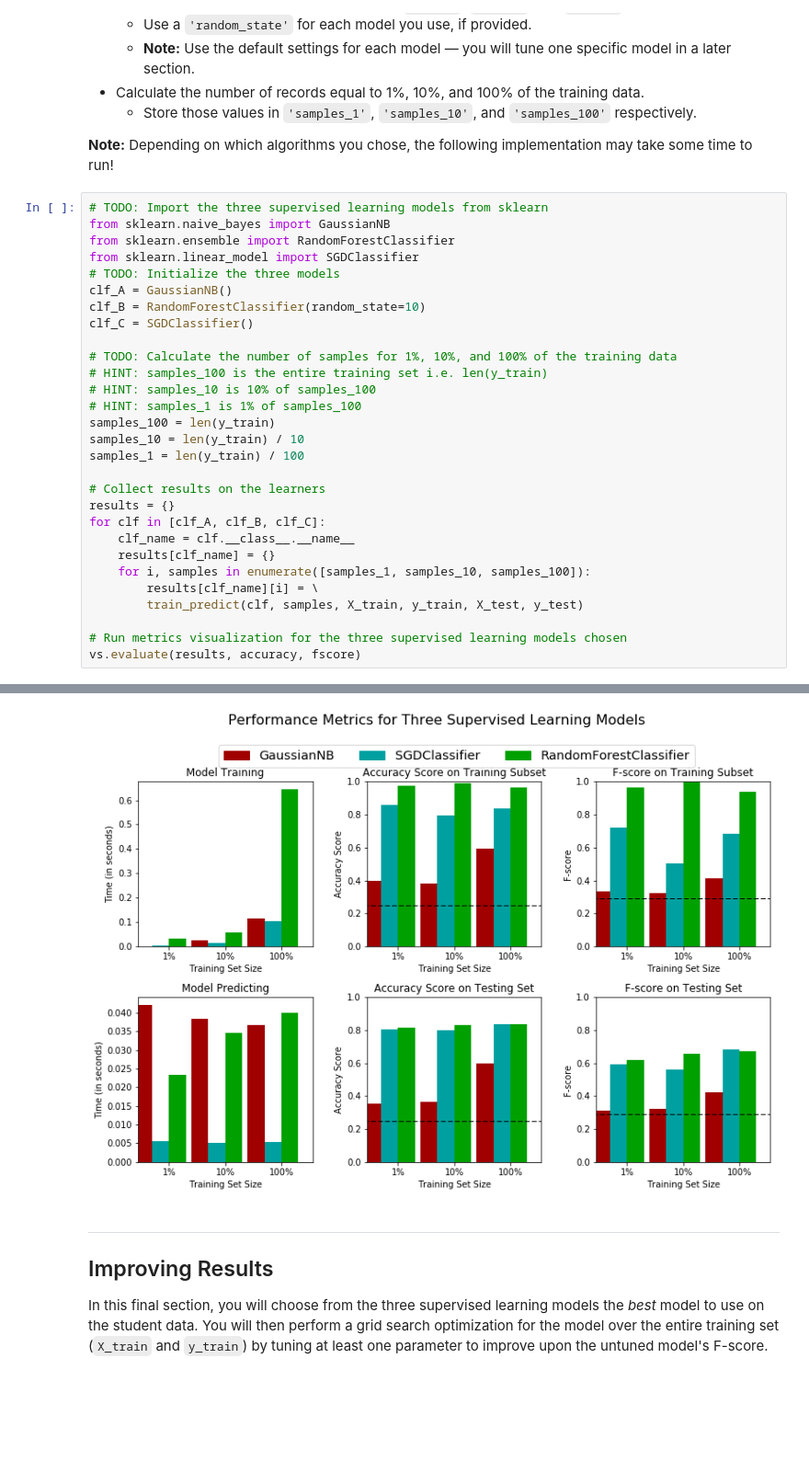
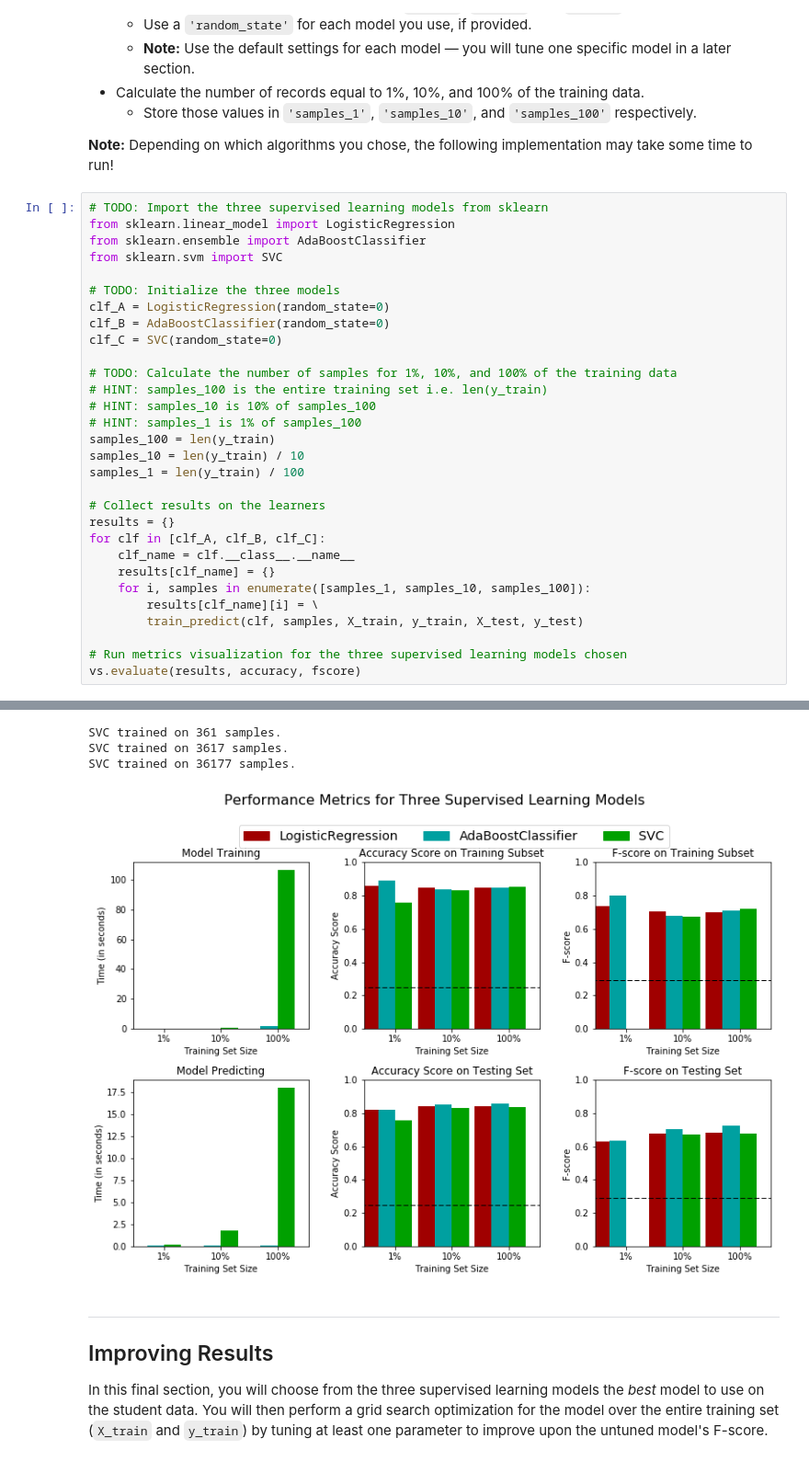
Before and after one commit to dungpt3003/machine-learning, a Jupyter notebook: projects/finding_donors/finding_donors.ipynb, the cells around one changed output, grey strips where cells are left out. Shown: that part at 92% size. Cells and saved outputs as stored; diff of their text form; blank space fills up the shorter version.

Commit message:
feat: Choose 3 models for Finding Donors problem

```diff
--- a/projects/finding_donors/finding_donors.ipynb
+++ b/projects/finding_donors/finding_donors.ipynb
@@ -370,13 +370,14 @@ In the code cell, you will need to implement the following:
 **Note:** Depending on which algorithms you chose, the following implementation may take some time to run!
 # %%
 # TODO: Import the three supervised learning models from sklearn
-from sklearn.naive_bayes import GaussianNB
-from sklearn.ensemble import RandomForestClassifier
-from sklearn.linear_model import SGDClassifier
+from sklearn.linear_model import LogisticRegression
+from sklearn.ensemble import AdaBoostClassifier
+from sklearn.svm import SVC
+
 # TODO: Initialize the three models
-clf_A = GaussianNB()
-clf_B = RandomForestClassifier(random_state=10)
-clf_C = SGDClassifier()
+clf_A = LogisticRegression(random_state=0)
+clf_B = AdaBoostClassifier(random_state=0)
+clf_C = SVC(random_state=0)
 
 # TODO: Calculate the number of samples for 1%, 10%, and 100% of the training data
 # HINT: samples_100 is the entire training set i.e. len(y_train)
@@ -410,4 +408,7 @@ SGDClassifier trained on 36177 samples.
+SVC trained on 361 samples.
+SVC trained on 3617 samples.
+SVC trained on 36177 samples.
-[figure, old version]
+[figure, new version]
 # %% [markdown]
 ----
 ## Improving Results
```
Also changed, not shown: parts of 4 cells of this notebook.
